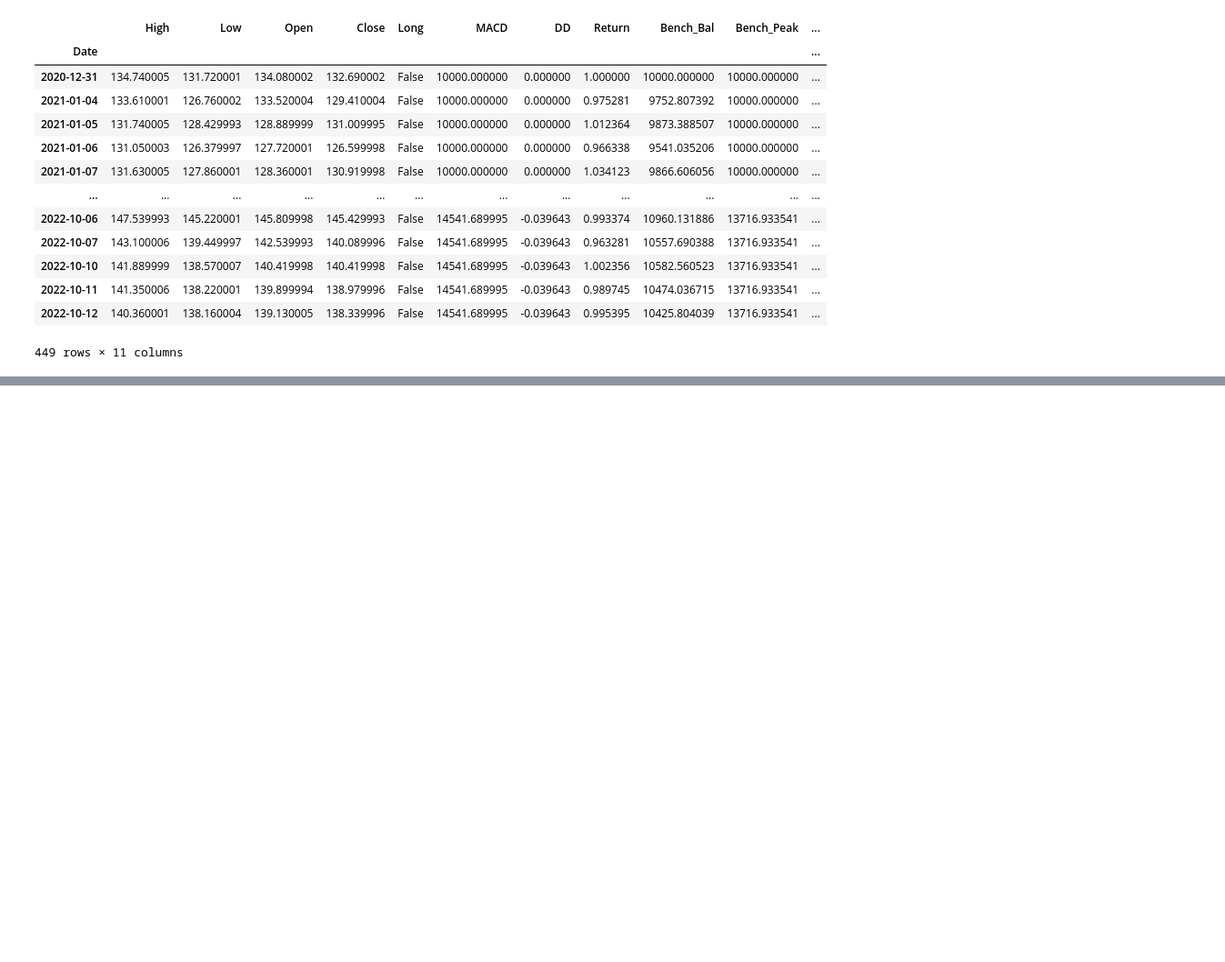
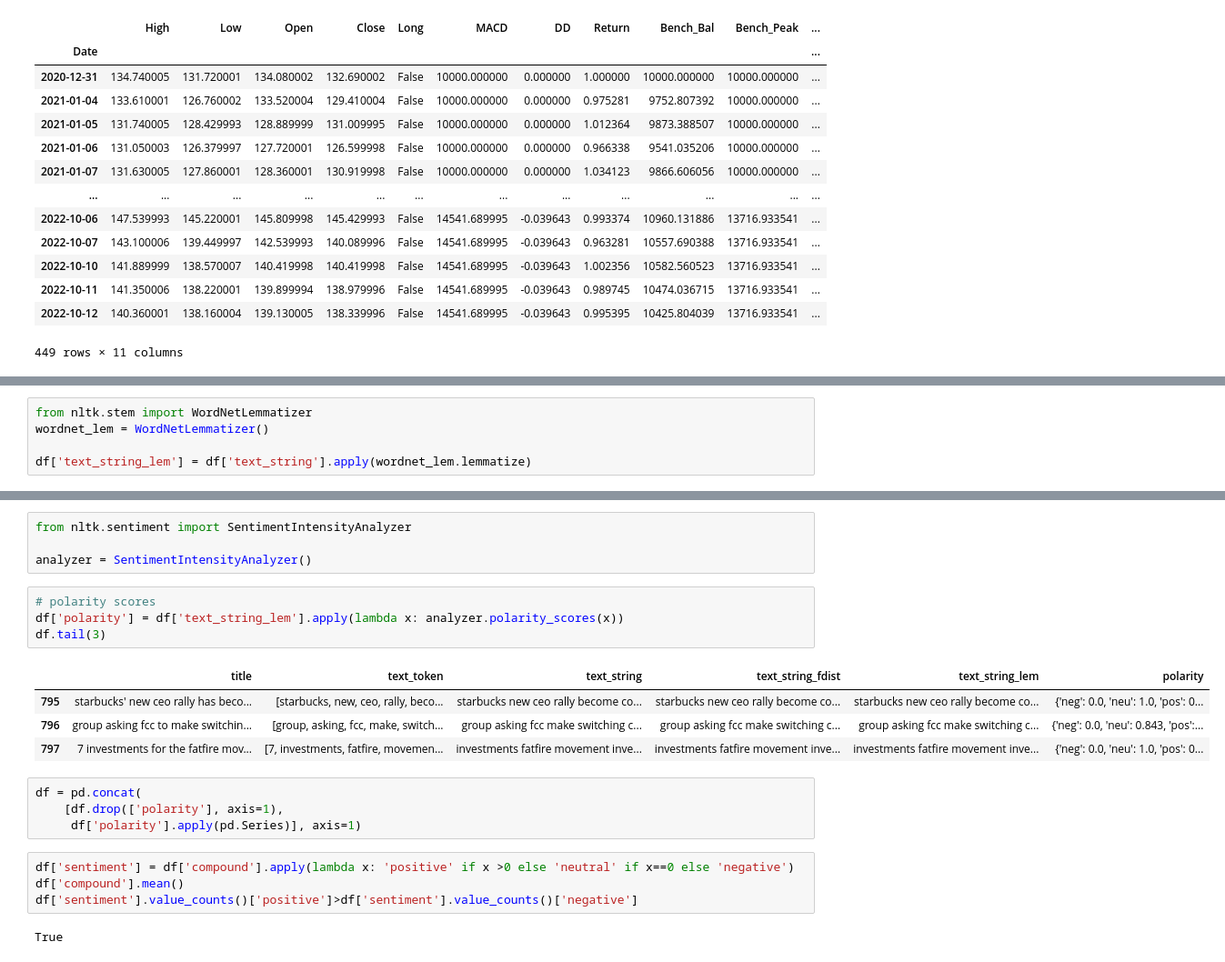
Before and after one commit to haechan01/trading-algorithms, a Jupyter notebook: final.ipynb, the cells around one changed output, grey strips where cells are left out. Shown at 91% size. Saved outputs shown, nothing was run; the diff lists cells and outputs as text; blank space fills up the shorter version.

Commit message:
sentiment analysis strategy

```diff
--- a/final.ipynb
+++ b/final.ipynb
@@ -408,0 +865,5 @@ plt.show()
+# %%
+from nltk.stem import WordNetLemmatizer
+wordnet_lem = WordNetLemmatizer()
+
+df['text_string_lem'] = df['text_string'].apply(wordnet_lem.lemmatize)
@@ -408,0 +891,23 @@ plt.show()
+# %%
+from nltk.sentiment import SentimentIntensityAnalyzer
+
+analyzer = SentimentIntensityAnalyzer()
+# %%
+# polarity scores
+df['polarity'] = df['text_string_lem'].apply(lambda x: analyzer.polarity_scores(x))
+df.tail(3)
+# %% [output]
+|  | title | text_token | text_string | text_string_fdist | text_string_lem | polarity |
+| 795 | starbucks' new ceo rally has beco... | [starbucks, new, ceo, rally, beco... | starbucks new ceo rally become co... | starbucks new ceo rally become co... | starbucks new ceo rally become co... | {'neg': 0.0, 'neu': 1.0, 'pos': 0... |
+| 796 | group asking fcc to make switchin... | [group, asking, fcc, make, switch... | group asking fcc make switching c... | group asking fcc make switching c... | group asking fcc make switching c... | {'neg': 0.0, 'neu': 0.843, 'pos':... |
+| 797 | 7 investments for the fatfire mov... | [7, investments, fatfire, movemen... | investments fatfire movement inve... | investments fatfire movement inve... | investments fatfire movement inve... | {'neg': 0.0, 'neu': 1.0, 'pos': 0... |
+# %%
+df = pd.concat(
+    [df.drop(['polarity'], axis=1),
+     df['polarity'].apply(pd.Series)], axis=1)
+# %%
+df['sentiment'] = df['compound'].apply(lambda x: 'positive' if x >0 else 'neutral' if x==0 else 'negative')
+df['compound'].mean()
+df['sentiment'].value_counts()['positive']>df['sentiment'].value_counts()['negative']
+# %% [output]
+True
```
Also changed, not shown: parts of 35 cells of this notebook, 3 other files.
